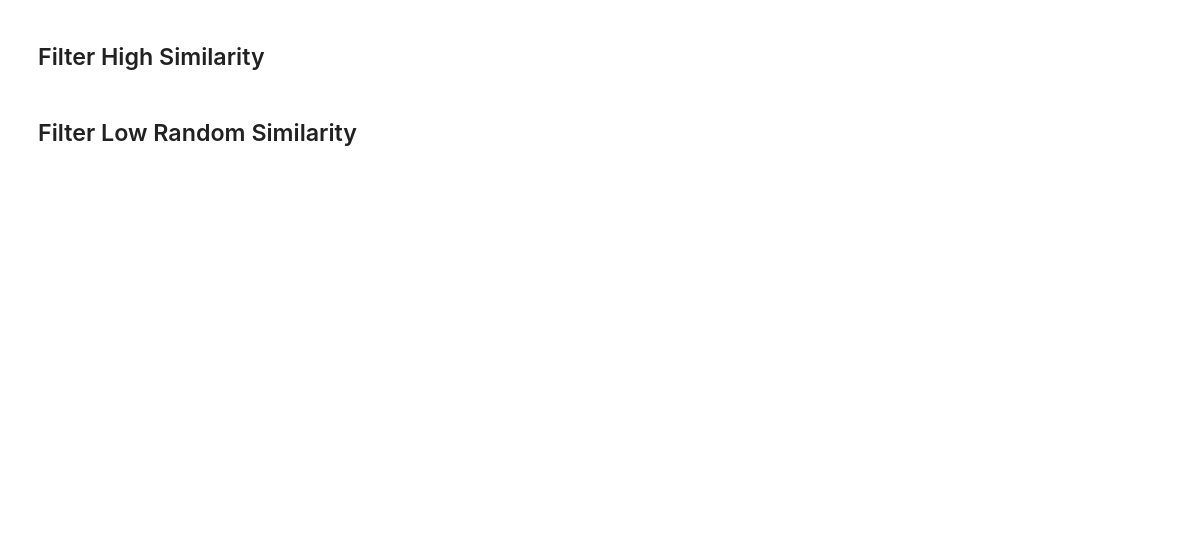
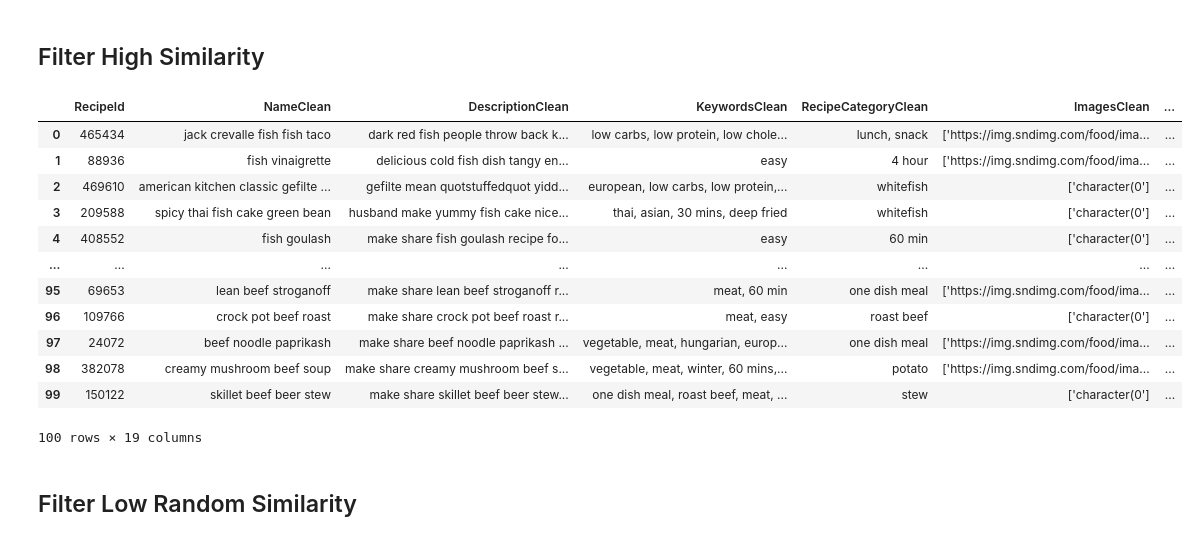
Before and after one commit to raihanromzi/ta-diet-food-recsys-serendipity, a Jupyter notebook: jupyter-notebook/ta_recsys_diet_stage1_candidate_generating.ipynb, the cells around one changed output. Saved outputs shown, nothing was run; the diff lists cells and outputs as text; code cells hidden in the pictures; blank space fills up the shorter version.

```diff
--- a/jupyter-notebook/ta_recsys_diet_stage1_candidate_generating.ipynb
+++ b/jupyter-notebook/ta_recsys_diet_stage1_candidate_generating.ipynb
@@ -410,6 +150,21 @@ for favorite, similarities in similarity_dict.items():
     high_similarity_candidates.append(candidate_recipes)
 # %%
 high_similarity_df = pd.concat(high_similarity_candidates).drop_duplicates().reset_index(drop=True)
+high_similarity_df
+# %% [output]
+|  | RecipeId | NameClean | DescriptionClean | KeywordsClean | RecipeCategoryClean | ImagesClean | ... |
+| 0 | 465434 | jack crevalle fish fish taco | dark red fish people throw back k... | low carbs, low protein, low chole... | lunch, snack | ['https://img.sndimg.com/food/ima... | ... |
+| 1 | 88936 | fish vinaigrette | delicious cold fish dish tangy en... | easy | 4 hour | ['https://img.sndimg.com/food/ima... | ... |
+| 2 | 469610 | american kitchen classic gefilte ... | gefilte mean quotstuffedquot yidd... | european, low carbs, low protein,... | whitefish | ['character(0'] | ... |
+| 3 | 209588 | spicy thai fish cake green bean | husband make yummy fish cake nice... | thai, asian, 30 mins, deep fried | whitefish | ['character(0'] | ... |
+| 4 | 408552 | fish goulash | make share fish goulash recipe fo... | easy | 60 min | ['character(0'] | ... |
+| ... | ... | ... | ... | ... | ... | ... | ... |
+| 95 | 69653 | lean beef stroganoff | make share lean beef stroganoff r... | meat, 60 min | one dish meal | ['https://img.sndimg.com/food/ima... | ... |
+| 96 | 109766 | crock pot beef roast | make share crock pot beef roast r... | meat, easy | roast beef | ['character(0'] | ... |
+| 97 | 24072 | beef noodle paprikash | make share beef noodle paprikash ... | vegetable, meat, hungarian, europ... | one dish meal | ['https://img.sndimg.com/food/ima... | ... |
+| 98 | 382078 | creamy mushroom beef soup | make share creamy mushroom beef s... | vegetable, meat, winter, 60 mins,... | potato | ['https://img.sndimg.com/food/ima... | ... |
+| 99 | 150122 | skillet beef beer stew | make share skillet beef beer stew... | one dish meal, roast beef, meat, ... | stew | ['character(0'] | ... |
+100 rows × 19 columns
 # %% [markdown]
 ## Filter Low Random Similarity
 # %%
```
Also changed, not shown: parts of 28 cells of this notebook, 6 other files.
